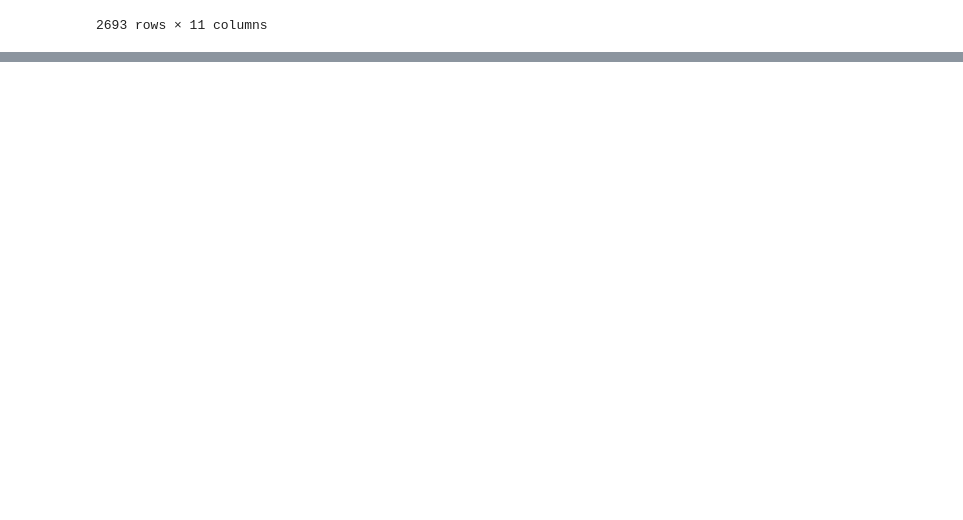
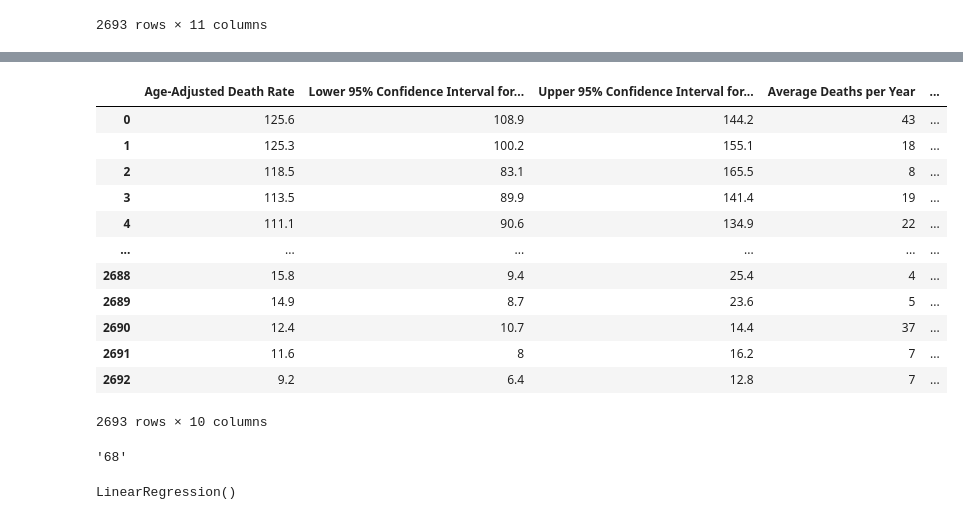
Before and after one commit to PrakharJain2004/Machine-Learning-Personal, a Jupyter notebook: Machine Learning(Personal)/ML5(Linear R Practice).ipynb, the cells around one changed output, grey strips where cells are left out. Cells and saved outputs as stored; diff of their text form; code cells hidden in the pictures; blank space fills up the shorter version.

Commit message:
Model Bana But tatti

```diff
--- a/Machine Learning(Personal)/ML5(Linear R Practice).ipynb
+++ b/Machine Learning(Personal)/ML5(Linear R Practice).ipynb
@@ -172,0 +196,24 @@ data2
+# %%
+testing = data3.drop("Met Objective of 45.5? (1)",axis="columns")
+# %%
+testing = testing.drop("FIPS",axis="columns")
+# %%
+testing
+# %% [output]
+|  | Age-Adjusted Death Rate | Lower 95% Confidence Interval for... | Upper 95% Confidence Interval for... | Average Deaths per Year | ... |
+| 0 | 125.6 | 108.9 | 144.2 | 43 | ... |
+| 1 | 125.3 | 100.2 | 155.1 | 18 | ... |
+| 2 | 118.5 | 83.1 | 165.5 | 8 | ... |
+| 3 | 113.5 | 89.9 | 141.4 | 19 | ... |
+| 4 | 111.1 | 90.6 | 134.9 | 22 | ... |
+| ... | ... | ... | ... | ... | ... |
+| 2688 | 15.8 | 9.4 | 25.4 | 4 | ... |
+| 2689 | 14.9 | 8.7 | 23.6 | 5 | ... |
+| 2690 | 12.4 | 10.7 | 14.4 | 37 | ... |
+| 2691 | 11.6 | 8 | 16.2 | 7 | ... |
+| 2692 | 9.2 | 6.4 | 12.8 | 7 | ... |
+2693 rows × 10 columns
+# %%
+type(testing["Average Deaths per Year"][1136])
+# %% [output]
+'68'
@@ -172,0 +232,5 @@ data2
+# %%
+reg = linear_model.LinearRegression()
+reg.fit(testing.values, test_r)
+# %% [output]
+LinearRegression()
```
Also changed, not shown: parts of 15 cells of this notebook.
